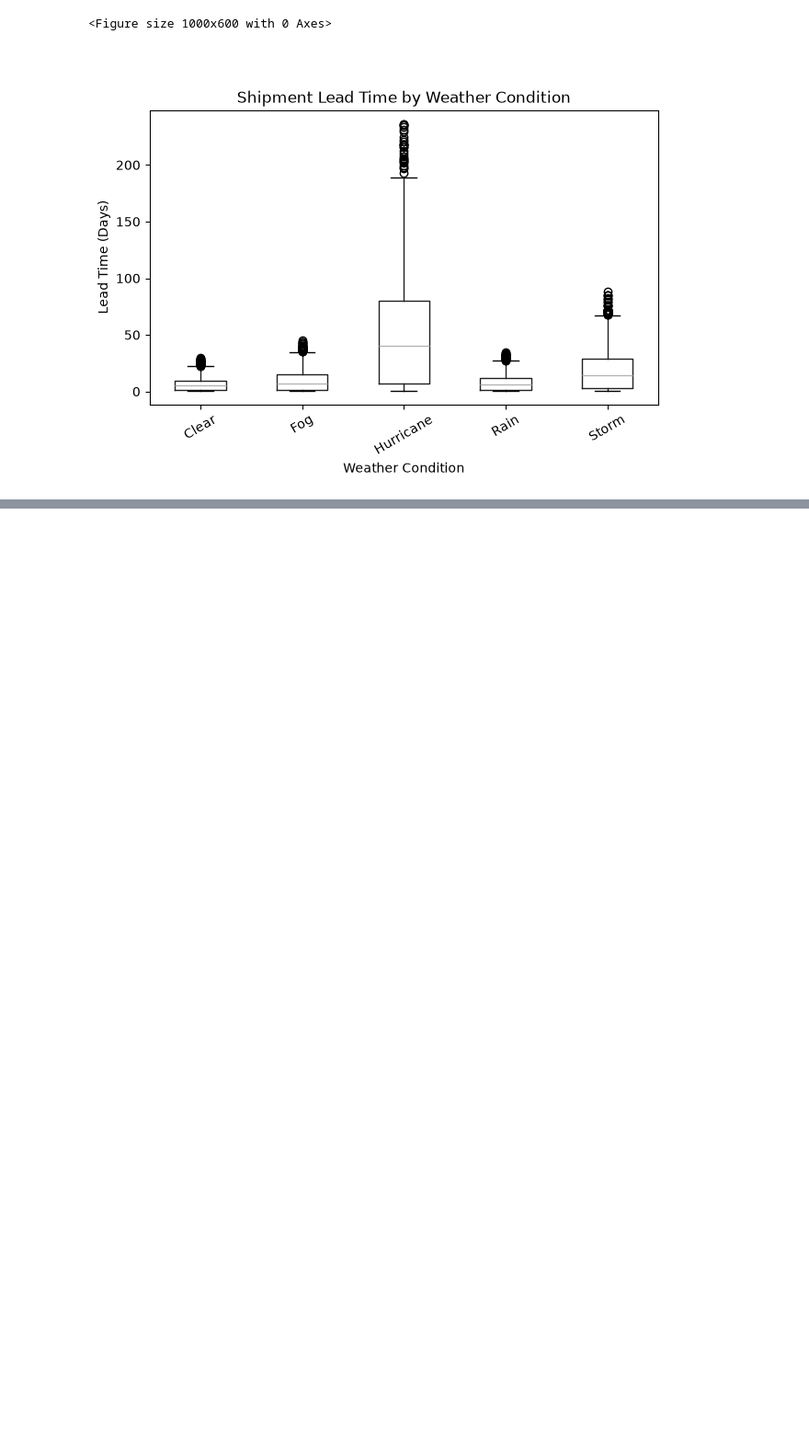
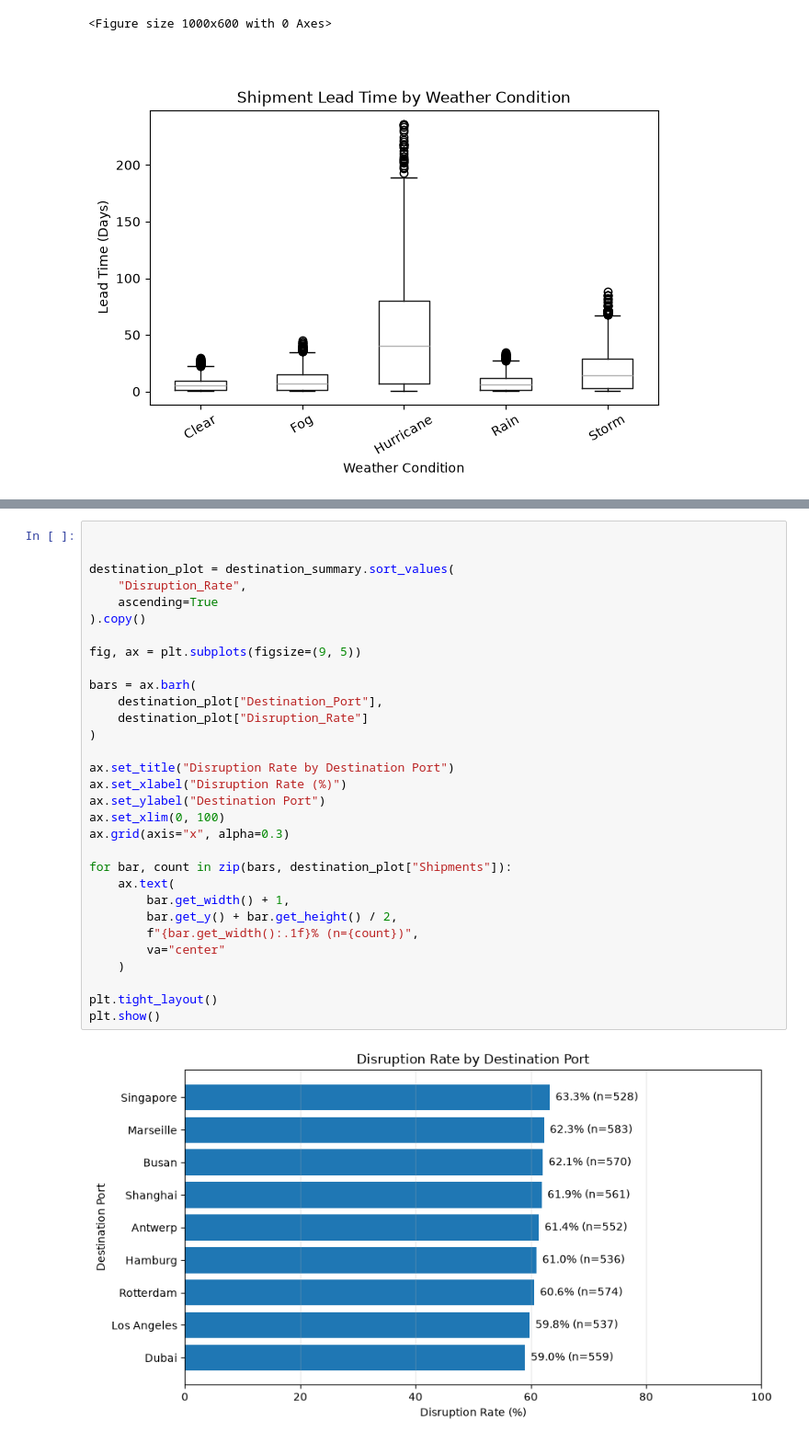
Before and after one commit to Donnabelle01/stackfuel_projekt, a Jupyter notebook: supply_chain/Notebooks/03_Exploratory_Analysis.ipynb, the cells around one changed output, grey strips where cells are left out. Shown at 92% size. Cells and saved outputs as stored; diff of their text form; blank space fills up the shorter version.

```diff
--- a/supply_chain/Notebooks/03_Exploratory_Analysis.ipynb
+++ b/supply_chain/Notebooks/03_Exploratory_Analysis.ipynb
@@ -429,0 +688,33 @@ The dataset covers 2024–2025 and may not represent all supply-chain networks o
+# %%
+
+
+destination_plot = destination_summary.sort_values(
+    "Disruption_Rate",
+    ascending=True
+).copy()
+
+fig, ax = plt.subplots(figsize=(9, 5))
+
+bars = ax.barh(
+    destination_plot["Destination_Port"],
+    destination_plot["Disruption_Rate"]
+)
+
+ax.set_title("Disruption Rate by Destination Port")
+ax.set_xlabel("Disruption Rate (%)")
+ax.set_ylabel("Destination Port")
+ax.set_xlim(0, 100)
+ax.grid(axis="x", alpha=0.3)
+
+for bar, count in zip(bars, destination_plot["Shipments"]):
+    ax.text(
+        bar.get_width() + 1,
+        bar.get_y() + bar.get_height() / 2,
+        f"{bar.get_width():.1f}% (n={count})",
+        va="center"
+    )
+
+plt.tight_layout()
+plt.show()
+# %% [output]
+[figure, added]
```
Also changed, not shown: parts of 18 cells of this notebook, 24 other files.
